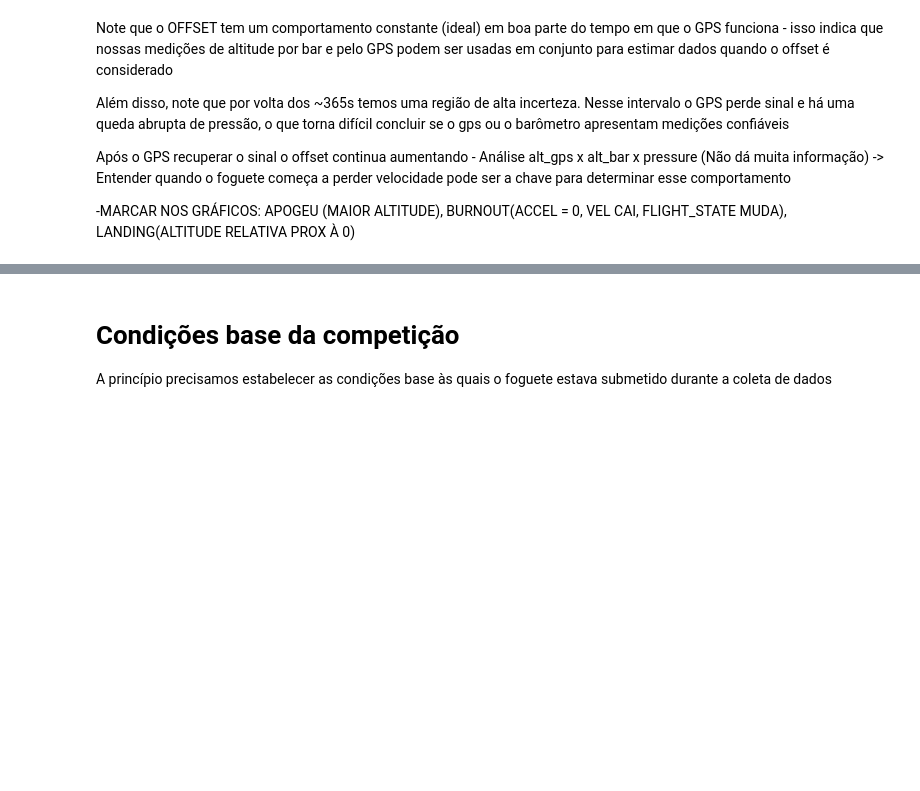
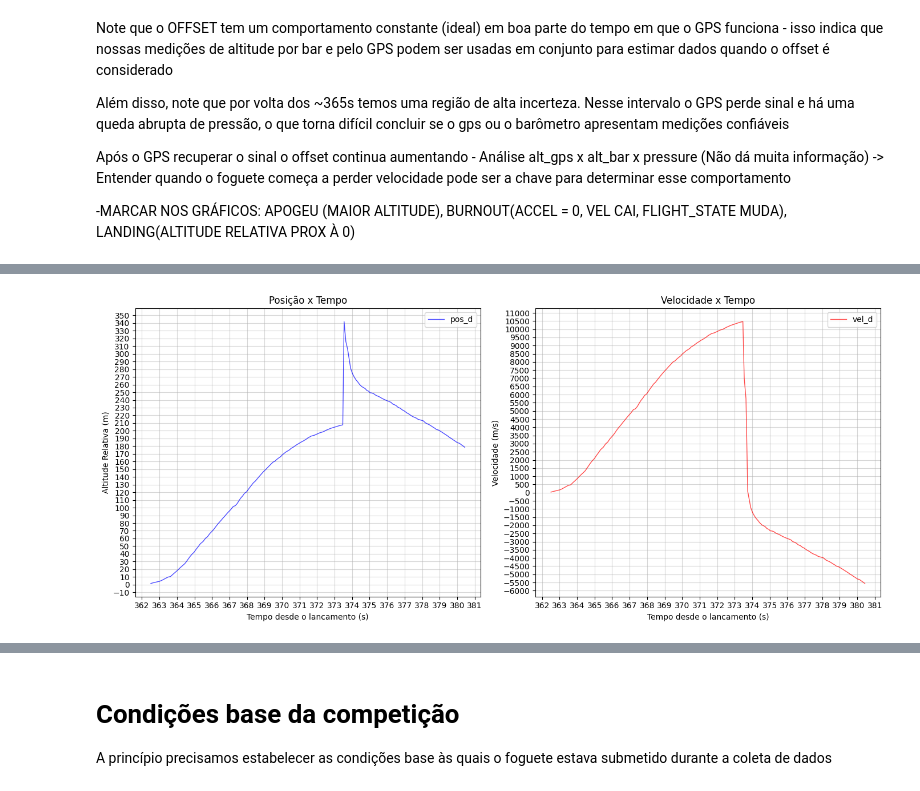
Before and after one commit to EnzoBat17/Analise-de-Dados-NASHIRA---EPTA, a Jupyter notebook: Analise de Dados NASHIRA.ipynb, the cells around one changed output, grey strips where cells are left out. Drawn from its saved outputs; the diff is of its cells as text; code cells hidden in the pictures; blank space fills up the shorter version.

```diff
--- a/Analise de Dados NASHIRA.ipynb
+++ b/Analise de Dados NASHIRA.ipynb
@@ -364,0 +390,41 @@ Após o GPS recuperar o sinal o offset continua aumentando - Análise alt_gps x
+# %%
+df_pos_d = df.loc[df["flight_state"] >= 2, ["time_interval", "pos_d","vel_d"]].copy()
+df_pos_d["pos_d"] = df_pos_d["pos_d"] * (-1)
+df_pos_d["vel_d"] = df_pos_d["vel_d"] * (-1)
+df_pos_d["time_interval"] = df_pos_d["time_interval"]/1000
+
+fig, axes = plt.subplots(1, 2, figsize=(14, 6))
+
+# Coluna 1
+axes[0].plot(df_pos_d["time_interval"], df_pos_d["pos_d"], color="b", linestyle="-", label="pos_d", alpha=0.7, linewidth=1)
+
+#Detalhes
+axes[0].set_xlabel("Tempo desde o lancamento (s)")
+axes[0].set_ylabel("Altitude Relativa (m)")
+axes[0].grid(True, alpha=0.5)
+axes[0].legend()
+axes[0].set_title("Posição x Tempo")
+
+# Configuracao eixo
+axes[0].xaxis.set_major_locator(ticker.MaxNLocator(20))
+axes[0].yaxis.set_major_locator(ticker.MaxNLocator(40))
+#axes[0].set_ylim(0, 1.05*abs(df_pos_d["pos_d"].min()))
+
+#Coluna 2
+axes[1].plot(df_pos_d["time_interval"], df_pos_d["vel_d"], color="r", linestyle="-", label="vel_d", alpha=0.7, linewidth=1)
+
+#Detalhes
+axes[1].set_xlabel("Tempo desde o lancamento (s)")
+axes[1].set_ylabel("Velocidade (m/s)")
+axes[1].grid(True, alpha=0.5)
+axes[1].legend()
+axes[1].set_title("Velocidade x Tempo")
+
+# Configuracao eixo
+axes[1].xaxis.set_major_locator(ticker.MaxNLocator(20))
+axes[1].yaxis.set_major_locator(ticker.MaxNLocator(40))
+
+plt.tight_layout()
+plt.show()
+# %% [output]
+[figure, added]
```
Also changed, not shown: parts of 8 cells of this notebook.
